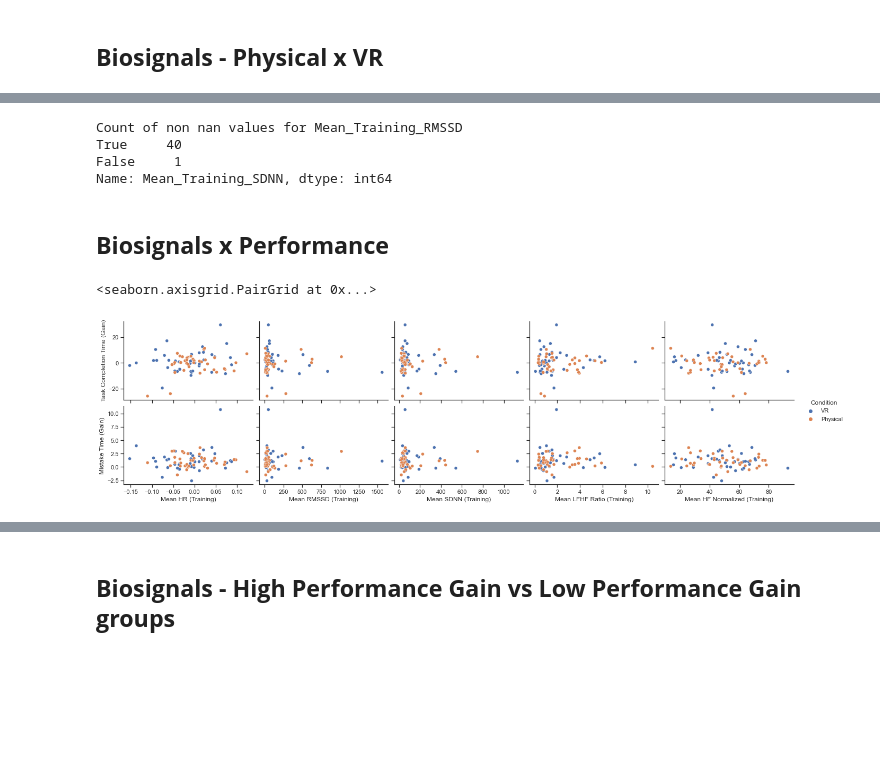
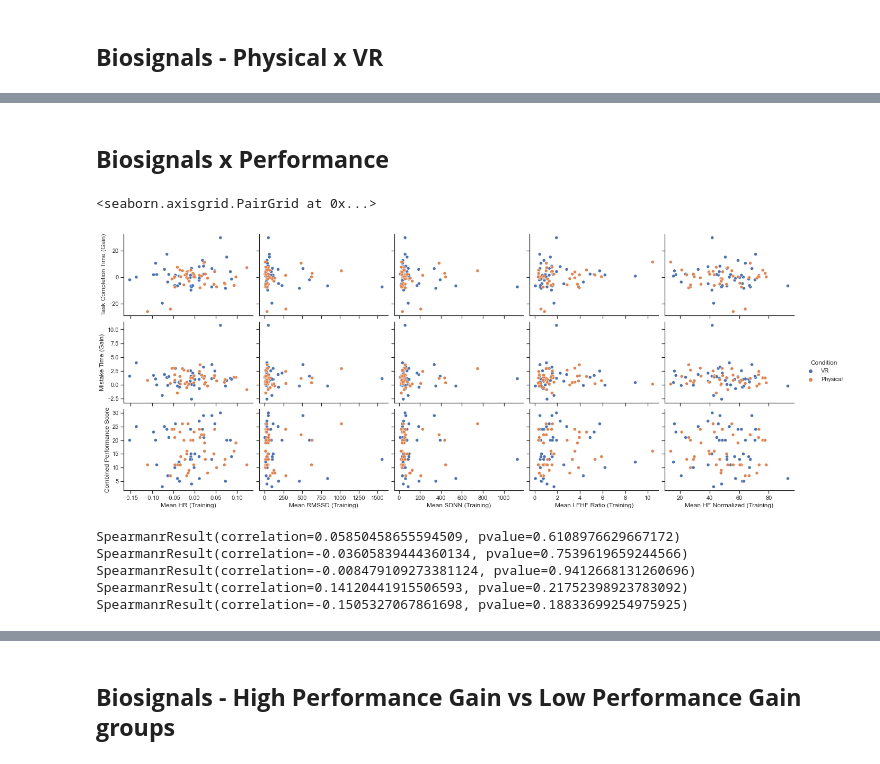
Before and after one commit to karmakomik/BuzzwireExperimentDataAnalysis, a Jupyter notebook: Dec2021ExperimentResults/iMotionsData/BuzzwireStats.ipynb, the cells around one changed output, grey strips where cells are left out. Saved outputs shown, nothing was run; the diff lists cells and outputs as text; code cells hidden in the pictures; blank space fills up the shorter version.

```diff
--- a/Dec2021ExperimentResults/iMotionsData/BuzzwireStats.ipynb
+++ b/Dec2021ExperimentResults/iMotionsData/BuzzwireStats.ipynb
@@ -133,3 +163,9 @@ calculate_mean_training_gsr_peak_amplitude(vr_results_df)
+# %%
+#Find nan values in the column 'Condition' in combined_results_df
+#combined_results_df.loc[combined_results_df["Condition"].isnull(), ["Condition", "Participant_ID"]]
+
+combined_results_df.loc[combined_results_df["Participant_ID"].str.startswith("2C"), "Condition"] = "VR"
+combined_results_df.loc[combined_results_df["Participant_ID"].str.startswith("2D"), "Condition"] = "Physical"
 # %%
 #Combined score metric
 #ph_results_df['Norm_Pretest_Score'] = 1 / np.sqrt(ph_results_df['Pretest_Time'] * ph_results_df['Pretest_Mistake_Time'])
@@ -156,0 +176,15 @@ calculate_mean_training_gsr_peak_amplitude(vr_results_df)
+# %%
+combined_results_df.rename(columns=
+                            {'Mean_Norm_Training_HR' : 'Mean HR (Training)',
+                            'Mean_Training_RMSSD': 'Mean RMSSD (Training)',
+                            'Mean_Training_SDNN': 'Mean SDNN (Training)',
+                            'Mean_Norm_Training_GSR_Peaks_Rate': 'Mean GSR Peaks Rate (Training)',
+                            'Mean_Training_LFHF_Ratio': 'Mean LFHF Ratio (Training)',
+                            'Time_Gain':'Task Completion Time (Gain)',
+                            'Mistake_Gain':'Mistake Time (Gain)',
+                            'Mean_Norm_Training_GSR' : 'Mean GSR (Training)',
+                            'Mean_Training_HFN' : 'Mean HF Normalized (Training)',
+                            'Mean_Training_GSR_Peak_Amplitude' : 'Mean GSR Peak Amplitude (Training)'}, inplace=True)
+# %%
+combined_results_df['Mistake Time Score'] = pd.qcut(combined_results_df['Mistake Time (Gain)'] , 10, labels=[1,2,3,4,5,6,7,8,9,10])
+combined_results_df['Task Time Score'] = pd.qcut(combined_results_df['Task Completion Time (Gain)'] , 10, labels=[1,2,3,4,5,6,7,8,9,10])
@@ -156,0 +194,5 @@ calculate_mean_training_gsr_peak_amplitude(vr_results_df)
+# %%
+#combined_results_df['Mistake Time Score'].hist(bins=10)
+#combined_results_df['Mistake Time Score'] = pd.factorize(combined_results_df['Mistake Time Score'])[0]
+#combined_results_df['Task Time Score'] = pd.factorize(combined_results_df['Task Time Score'])[0]
+combined_results_df['Combined Performance Score'] = combined_results_df['Mistake Time Score'].astype(float) * 2 + combined_results_df['Task Time Score'].astype(float)
@@ -314,12 +436,3 @@ Statistical significance -  MannwhitneyuResult(statistic=676.0, pvalue=0.4450279
 Mean of GSR peaks rate in physical vs VR condition
 3.43 1.43
 Statistical significance -  MannwhitneyuResult(statistic=813.0, pvalue=0.02806851587223288)
-# %%
-#Count of non nan values for Mean_Training_RMSSD
-print("Count of non nan values for Mean_Training_RMSSD")
-print(vr_results_df['Mean_Training_SDNN'].notna().value_counts())
-# %% [output]
-Count of non nan values for Mean_Training_RMSSD
-True     40
-False     1
-Name: Mean_Training_SDNN, dtype: int64
@@ -335,14 +441,26 @@ combined_results_df.rename(columns={'Mean_Norm_Training_HR' : 'Mean HR (Training
 # %%
 sns.pairplot(
     combined_results_df,
     x_vars=['Mean HR (Training)', "Mean RMSSD (Training)", "Mean SDNN (Training)", "Mean LFHF Ratio (Training)", "Mean HF Normalized (Training)"],
-    y_vars=["Task Completion Time (Gain)", "Mistake Time (Gain)"],
+    y_vars=["Task Completion Time (Gain)", "Mistake Time (Gain)", "Combined Performance Score"],
     aspect=1.5,
     hue='Condition'
 )
 # %% [output]
 <seaborn.axisgrid.PairGrid at 0x...>
-[figure, old version]
+[figure, new version]
+# %%
+print(stats.spearmanr(combined_results_df['Mean HR (Training)'], combined_results_df['Combined Performance Score'], nan_policy='omit'))
+print(stats.spearmanr(combined_results_df['Mean RMSSD (Training)'], combined_results_df['Combined Performance Score'], nan_policy='omit'))
+print(stats.spearmanr(combined_results_df['Mean SDNN (Training)'], combined_results_df['Combined Performance Score'], nan_policy='omit'))
+print(stats.spearmanr(combined_results_df['Mean LFHF Ratio (Training)'], combined_results_df['Combined Performance Score'], nan_policy='omit'))
+print(stats.spearmanr(combined_results_df['Mean HF Normalized (Training)'], combined_results_df['Combined Performance Score'], nan_policy='omit'))
+# %% [output]
+SpearmanrResult(correlation=0.05850458655594509, pvalue=0.6108976629667172)
+SpearmanrResult(correlation=-0.03605839444360134, pvalue=0.7539619659244566)
+SpearmanrResult(correlation=-0.008479109273381124, pvalue=0.9412668131260696)
+SpearmanrResult(correlation=0.14120441915506593, pvalue=0.21752398923783092)
+SpearmanrResult(correlation=-0.1505327067861698, pvalue=0.18833699254975925)
 # %%
 sns.pairplot(
     combined_results_df,
```
Also changed, not shown: parts of 44 cells of this notebook, 1 other file.
